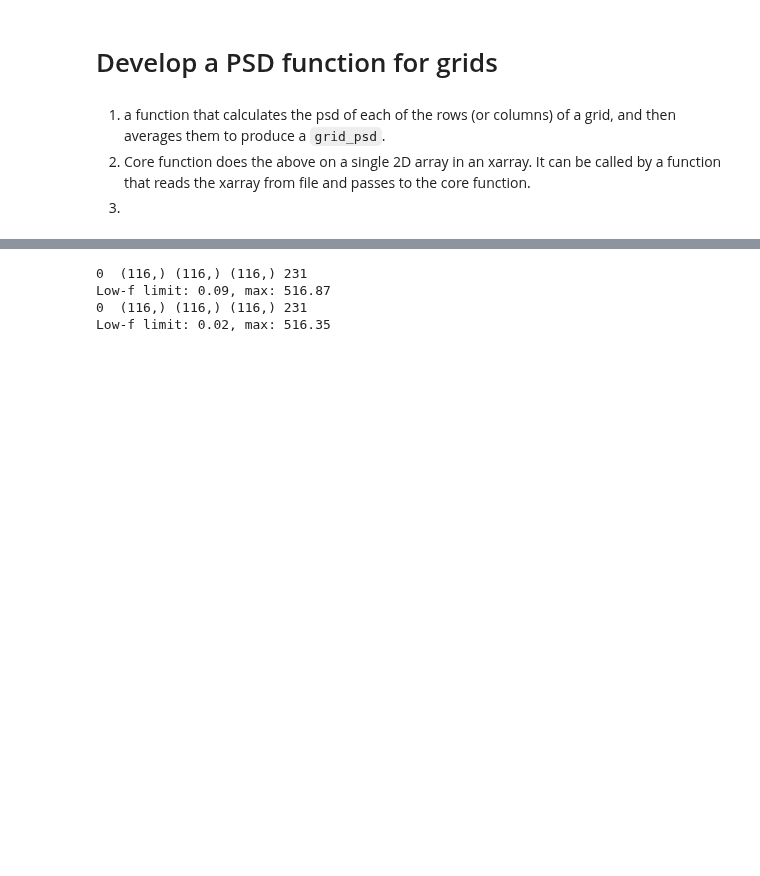
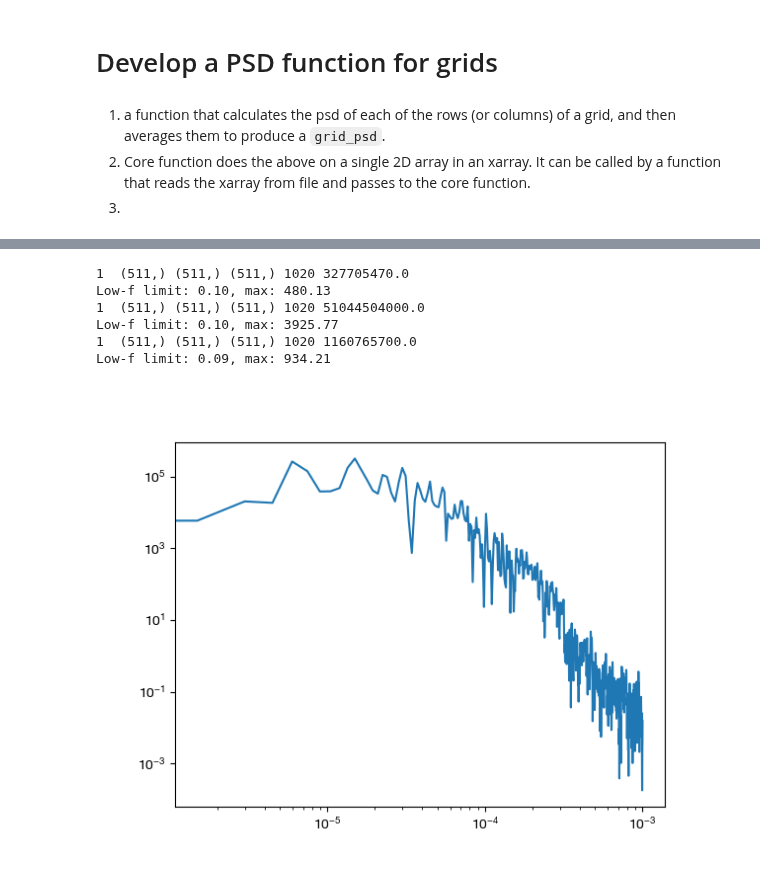
Before and after one commit to GeoscienceAustralia/galileoQC, a Jupyter notebook: grid_psd development.ipynb, the cells around one changed output, grey strips where cells are left out. Saved outputs shown, nothing was run; the diff lists cells and outputs as text; code cells hidden in the pictures; blank space fills up the shorter version.

```diff
--- a/grid_psd development.ipynb
+++ b/grid_psd development.ipynb
@@ -170,14 +202,26 @@ plt.pcolormesh(out3)
 # %%
-dim = 0
-w1, p1 = array_psd(out1, dim, voxwidth=50.0)
-# w2, p2 = array_psd(out2, dim, voxwidth=50.0)
-w3, p3 = array_psd(out3, dim, voxwidth=50.0)
+dim = 1
+w1, p1 = array_psd(out1, dim, voxwidth=500.0)
+w2, p2 = array_psd(out2, dim, voxwidth=500.0)
+w3, p3 = array_psd(out3, dim, voxwidth=500.0)
 # w4, p4 = array_psd(out4, dim, voxwidth=50.0)
 # %% [output]
-0  (116,) (116,) (116,) 231
-Low-f limit: 0.09, max: 516.87
-0  (116,) (116,) (116,) 231
-Low-f limit: 0.02, max: 516.35
+1  (511,) (511,) (511,) 1020 327705470.0
+Low-f limit: 0.10, max: 480.13
+1  (511,) (511,) (511,) 1020 51044504000.0
+Low-f limit: 0.10, max: 3925.77
+1  (511,) (511,) (511,) 1020 1160765700.0
+Low-f limit: 0.09, max: 934.21
+# %%
+def test(out1):
+    freq, Pxx = sig.welch(out1[0,:], fs = 0.002, nperseg=out1.shape[1], scaling='density')
+    fig = plt.figure()
+    ax = fig.add_subplot(1,1,1)
+    plt.loglog(freq, Pxx)
+# %%
+test(out1)
+# %% [output]
+[figure, added]
 # %%
 # plot_psd([w1, w2, w3, w4], [p1, p2, p3, p4], labels=["old_NE", "old_UV", "new_NE", "new_UV", "noise", "BW"], projectname="Yerrida", zname="Curvature Gradients", zunits="E")
 # %%
```
Also changed, not shown: parts of 11 cells of this notebook, 27 other files.
